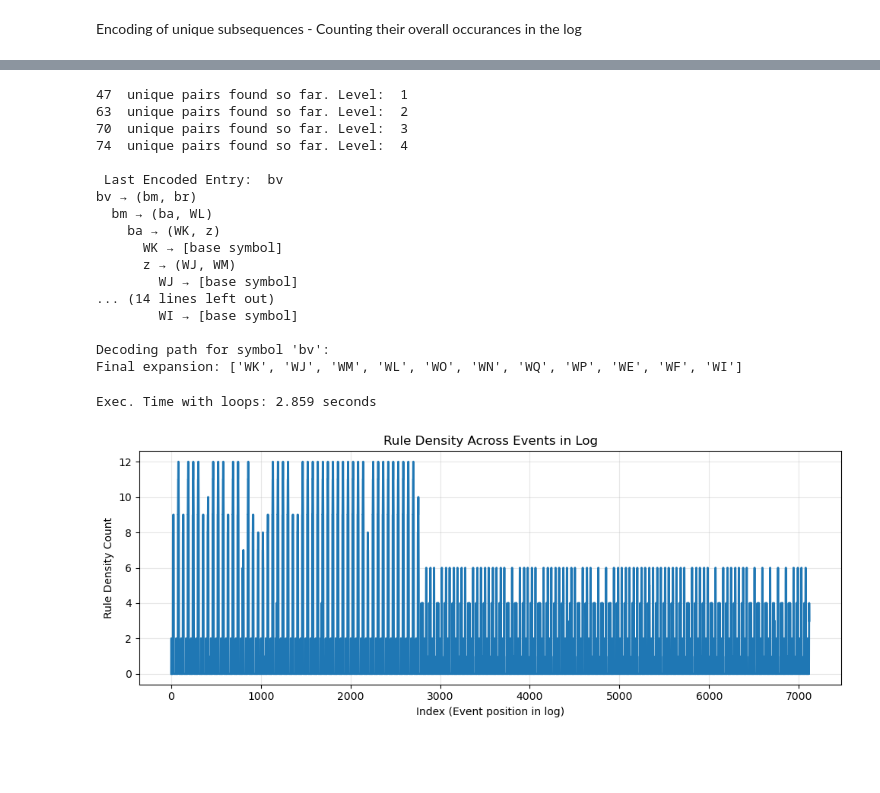
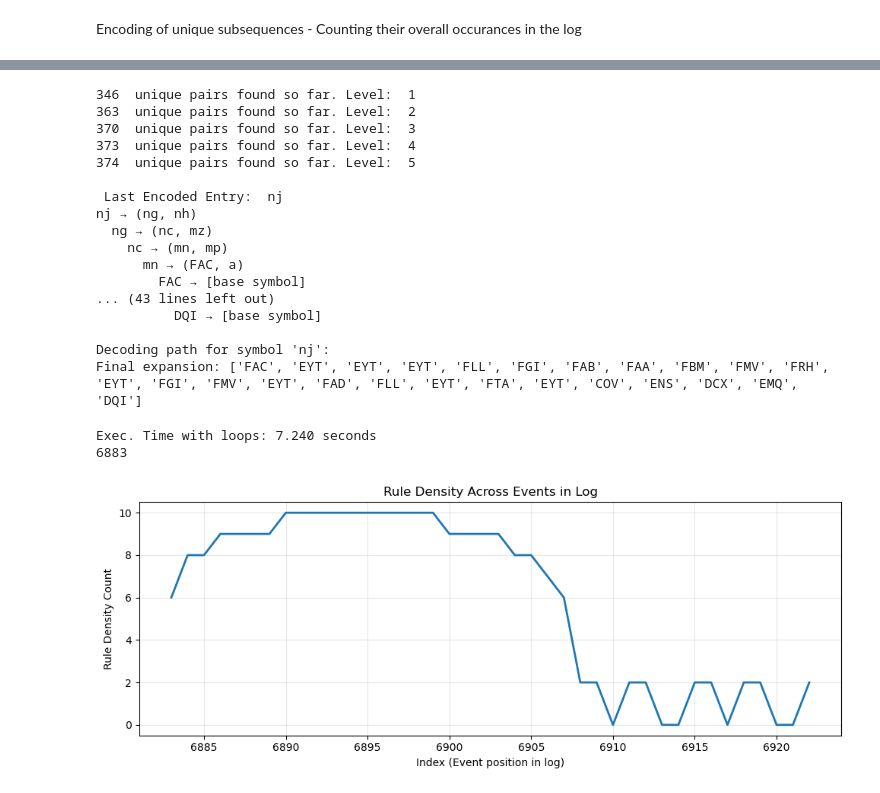
Before and after one commit to thohenadl/TSMDforUILogs, a Jupyter notebook: JupyterNotebooks/01_GrammerBasedMotifDiscovery.ipynb, the cells around one changed output, grey strips where cells are left out. Saved outputs shown, nothing was run; the diff lists cells and outputs as text; code cells hidden in the pictures; blank space fills up the shorter version.

Commit message:
Standardized Grammar Based for Leno & Agostinelli, Can "Run All"

```diff
--- a/JupyterNotebooks/01_GrammerBasedMotifDiscovery.ipynb
+++ b/JupyterNotebooks/01_GrammerBasedMotifDiscovery.ipynb
@@ -14,26 +39,14 @@ import matplotlib.pyplot as plt
 # %%
 # ---- Initialize all context parameters that will be used ----
-# Note: Read the alignment hints above
-systems = ["category"]
-applications = ["application"]
-uiGroup1 = ["workbook","browser_url","title"]
-uiGroup2 = ["current_worksheet"]
-uiGroup3 = ["cell_range","cell_range_number"]
-uiElement = ["mouse_coord","tag_category","xpath","event_src_path","event_dest_path","tag_name","tag_title","tag_href",
-             "tag_innerText","tab_pinned","tab_audible","tab_muted","window_ingognito","tab_moved_from_index","tab_moved_to_index","id"]
-actions = ["concept:name","eventQual"]
-
-# ---- Add all hierarchy levels into a list ----
-hierarchy_list_smartrpa = [systems, applications, uiGroup1, uiGroup2, uiGroup3, uiElement, actions]
-hierarchy_columns_smartrpa = list(chain.from_iterable([h for h in hierarchy_list_smartrpa if h]))
-
 # ---- Define the path in which all files are stored ----
 folder_path_smartRPA = "../logs/smartRPA/percentageComparison/"
+percentagData_filename = "validationDataPercentage.csv"
+log_name_smartRPA = "LenLog_1_1_10_25_2-5_10000.csv"
 
-percentagData_filename = "validationDataPercentage.csv"
+folder_path_leno = "../logs/leno/"
+sep_leno = ";"
 
 # ---- Getting the relevant files from the folder and sorting them into different lists for processing ----
-isSmartRPA = True
 sep_smartrpa = ","
 percentageLogs = []
 
@@ -76,21 +135,4 @@ Encoding of unique subsequences - Counting their overall occurances in the log
 # %%
-# Agostinelli
-# hierarchy_columns = hierarchy_columns_smartrpa
-# log_name_smartRPA = "LenLog_1_1_10_25_2-5_10000.csv"
-# file = pd.read_csv(folder_path_smartRPA + log_name_smartRPA, sep=sep_smartrpa)
-# log = symbolize_UILog(file, hierarchy_columns)
-# print(f"Processing file: {log_name_smartRPA} with {len(log)} events.")
-# comparisonVariables = percentageValData.loc[percentageValData['uiLogName'] == log_name_smartRPA]
-# insertSpots = comparisonVariables["motifSpots"]
-# parsed_spots = insertSpots.apply(lambda x: ast.literal_eval(x) if isinstance(x, str) else x)
-# insert_spots_flat = [int(i) for sublist in parsed_spots for i in sublist]
-# insert_spots_set = set(insert_spots_flat)
-# print(f"{len(insert_spots_set)} insertion spots.")
-
-# Leno
-hierarchy_columns = hierarchy_columns_leno
-log = symbolize_UILog(leno_SR_RT_plus, hierarchy_columns)
-
 # ---- Time the original implementation ----
 encoding_df, symbols, two_gram_df = re_pair(log)
 last_entry = len(encoding_df["new_symbol"])-1
@@ -98,30 +140,33 @@ last_encoding = encoding_df["new_symbol"].iloc[last_entry]
 print("\n Last Encoded Entry: ",last_encoding)
 decoded_symbol = re_pair_decode_symbol(last_encoding, encoding_df, printing=True)
 # %% [output]
-47  unique pairs found so far. Level:  1
-63  unique pairs found so far. Level:  2
-70  unique pairs found so far. Level:  3
-74  unique pairs found so far. Level:  4
+346  unique pairs found so far. Level:  1
+363  unique pairs found so far. Level:  2
+370  unique pairs found so far. Level:  3
+373  unique pairs found so far. Level:  4
+374  unique pairs found so far. Level:  5
 
- Last Encoded Entry:  bv
-bv → (bm, br)
-  bm → (ba, WL)
-    ba → (WK, z)
-      WK → [base symbol]
-      z → (WJ, WM)
-        WJ → [base symbol]
-... (14 lines left out)
-        WI → [base symbol]
+ Last Encoded Entry:  nj
+nj → (ng, nh)
+  ng → (nc, mz)
+    nc → (mn, mp)
+      mn → (FAC, a)
+        FAC → [base symbol]
+... (43 lines left out)
+          DQI → [base symbol]
 
-Decoding path for symbol 'bv':
-Final expansion: ['WK', 'WJ', 'WM', 'WL', 'WO', 'WN', 'WQ', 'WP', 'WE', 'WF', 'WI']
+Decoding path for symbol 'nj':
+Final expansion: ['FAC', 'EYT', 'EYT', 'EYT', 'FLL', 'FGI', 'FAB', 'FAA', 'FBM', 'FMV', 'FRH', 'EYT', 'FGI', 'FMV', 'EYT', 'FAD', 'FLL', 'EYT', 'FTA', 'EYT', 'COV', 'ENS', 'DCX', 'EMQ', 'DQI']
 # %%
 # Initialize the count column
 start_time = time.time()
 log = generate_density_count(encoding_df, log)
 end_time = time.time()
 print(f"Exec. Time with loops: {end_time - start_time:.3f} seconds")
-plot_density_curve(log)
+motiv = int(ground_truth.iloc[0]["start_index"])
+print(motiv)
+plot_density_curve(log, range_low=motiv, range_high=motiv+40)
 # %% [output]
-Exec. Time with loops: 2.859 seconds
+Exec. Time with loops: 7.240 seconds
+6883
-[figure, old version]
+[figure, new version]
```
Also changed, not shown: parts of 7 cells of this notebook, 2 other files.
